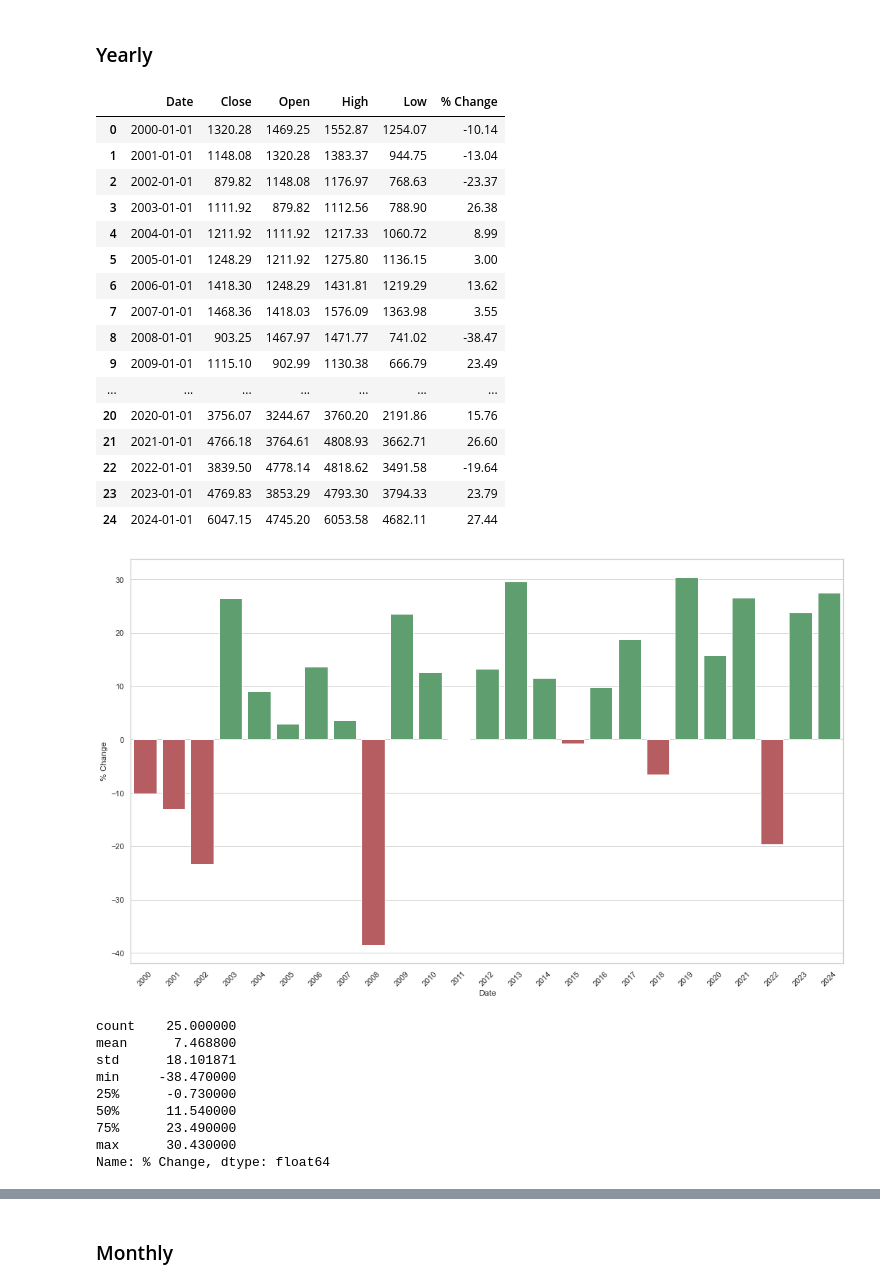
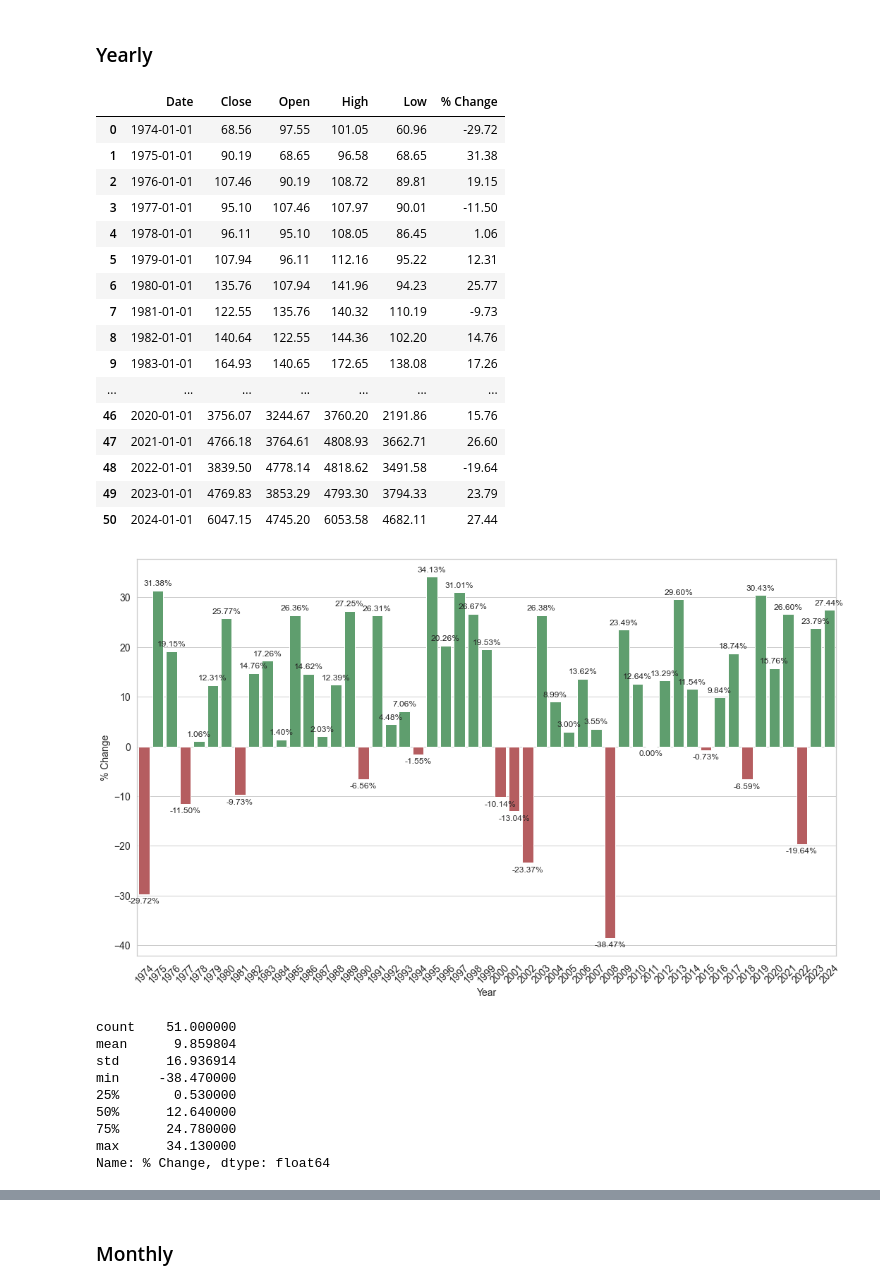
Before and after one commit to alejotoro-o/SPX-analysis, a Jupyter notebook: spx_analysis.ipynb, the cells around one changed output, grey strips where cells are left out. Cells and saved outputs as stored; diff of their text form; code cells hidden in the pictures.

```diff
--- a/spx_analysis.ipynb
+++ b/spx_analysis.ipynb
@@ -6,8 +6,15 @@ import seaborn as sns
 import matplotlib.pyplot as plt
 # %%
 # Define the start and end years (YYYY)
-start_year = '2000'
+start_year = '1974'
 end_year = '2025'
+# %%
+plt.rcParams.update({
+    'axes.titlesize': 20,
+    'axes.labelsize': 14,
+    'xtick.labelsize': 14,
+    'ytick.labelsize': 14
+})
 # %% [markdown]
 ## Raw Data
 # %%
@@ -166,42 +175,62 @@ yearly_df["% Change"] = yearly_df.apply(lambda row: round(((row["Close"] - row["
 display(yearly_df)
 # %% [output]
 |  | Date | Close | Open | High | Low | % Change |
-| 0 | 2000-01-01 | 1320.28 | 1469.25 | 1552.87 | 1254.07 | -10.14 |
-| 1 | 2001-01-01 | 1148.08 | 1320.28 | 1383.37 | 944.75 | -13.04 |
-| 2 | 2002-01-01 | 879.82 | 1148.08 | 1176.97 | 768.63 | -23.37 |
-| 3 | 2003-01-01 | 1111.92 | 879.82 | 1112.56 | 788.90 | 26.38 |
-| 4 | 2004-01-01 | 1211.92 | 1111.92 | 1217.33 | 1060.72 | 8.99 |
-| 5 | 2005-01-01 | 1248.29 | 1211.92 | 1275.80 | 1136.15 | 3.00 |
-| 6 | 2006-01-01 | 1418.30 | 1248.29 | 1431.81 | 1219.29 | 13.62 |
-| 7 | 2007-01-01 | 1468.36 | 1418.03 | 1576.09 | 1363.98 | 3.55 |
-| 8 | 2008-01-01 | 903.25 | 1467.97 | 1471.77 | 741.02 | -38.47 |
-| 9 | 2009-01-01 | 1115.10 | 902.99 | 1130.38 | 666.79 | 23.49 |
+| 0 | 1974-01-01 | 68.56 | 97.55 | 101.05 | 60.96 | -29.72 |
+| 1 | 1975-01-01 | 90.19 | 68.65 | 96.58 | 68.65 | 31.38 |
+| 2 | 1976-01-01 | 107.46 | 90.19 | 108.72 | 89.81 | 19.15 |
+| 3 | 1977-01-01 | 95.10 | 107.46 | 107.97 | 90.01 | -11.50 |
+| 4 | 1978-01-01 | 96.11 | 95.10 | 108.05 | 86.45 | 1.06 |
+| 5 | 1979-01-01 | 107.94 | 96.11 | 112.16 | 95.22 | 12.31 |
+| 6 | 1980-01-01 | 135.76 | 107.94 | 141.96 | 94.23 | 25.77 |
+| 7 | 1981-01-01 | 122.55 | 135.76 | 140.32 | 110.19 | -9.73 |
+| 8 | 1982-01-01 | 140.64 | 122.55 | 144.36 | 102.20 | 14.76 |
+| 9 | 1983-01-01 | 164.93 | 140.65 | 172.65 | 138.08 | 17.26 |
 | ... | ... | ... | ... | ... | ... | ... |
-| 20 | 2020-01-01 | 3756.07 | 3244.67 | 3760.20 | 2191.86 | 15.76 |
-| 21 | 2021-01-01 | 4766.18 | 3764.61 | 4808.93 | 3662.71 | 26.60 |
-| 22 | 2022-01-01 | 3839.50 | 4778.14 | 4818.62 | 3491.58 | -19.64 |
-| 23 | 2023-01-01 | 4769.83 | 3853.29 | 4793.30 | 3794.33 | 23.79 |
-| 24 | 2024-01-01 | 6047.15 | 4745.20 | 6053.58 | 4682.11 | 27.44 |
+| 46 | 2020-01-01 | 3756.07 | 3244.67 | 3760.20 | 2191.86 | 15.76 |
+| 47 | 2021-01-01 | 4766.18 | 3764.61 | 4808.93 | 3662.71 | 26.60 |
+| 48 | 2022-01-01 | 3839.50 | 4778.14 | 4818.62 | 3491.58 | -19.64 |
+| 49 | 2023-01-01 | 4769.83 | 3853.29 | 4793.30 | 3794.33 | 23.79 |
+| 50 | 2024-01-01 | 6047.15 | 4745.20 | 6053.58 | 4682.11 | 27.44 |
 # %%
 colors = ["g" if val >= 0 else "r" for val in yearly_df["% Change"]]
 
 plt.figure(figsize=(15,9))
 plt.xticks(rotation=45)
-sns.barplot(data=yearly_df, x=yearly_df["Date"].dt.year, y="% Change", palette=colors)
+barplot = sns.barplot(data=yearly_df, x=yearly_df["Date"].dt.year, y="% Change", palette=colors)
+for p in barplot.patches:
+    if p.get_height() > 0:
+        barplot.annotate(f'{p.get_height():.2f}%',
+                        (p.get_x() + p.get_width() / 2., p.get_height()),
+                        ha = 'center',
+                        va = 'center',
+                        xytext = (0, 10),
+                        textcoords = 'offset points')
+    else:
+        barplot.annotate(f'{p.get_height():.2f}%',
+                        (p.get_x() + p.get_width() / 2., p.get_height()),
+                        ha = 'center',
+                        va = 'center',
+                        xytext = (0, -10),
+                        textcoords = 'offset points')
+
+plt.xlabel("Year", fontsize=14)
+plt.ylabel("% Change", fontsize=14)
+plt.xticks(fontsize=14)
+plt.yticks(fontsize=14)
 plt.tight_layout()
 # %% [output]
-[figure, old version]
+[figure, new version]
 # %%
 yearly_df["% Change"].describe()
 # %% [output]
-count    25.000000
-mean      7.468800
-std      18.101871
+count    51.000000
+mean      9.859804
+std      16.936914
 min     -38.470000
-25%      -0.730000
-50%      11.540000
-75%      23.490000
-max      30.430000
+25%       0.530000
+50%      12.640000
+75%      24.780000
+max      34.130000
 Name: % Change, dtype: float64
 # %%
 positive_years = yearly_df[(yearly_df['% Change'] >= 0)].shape[0]
```
Also changed, not shown: parts of 17 cells of this notebook.
